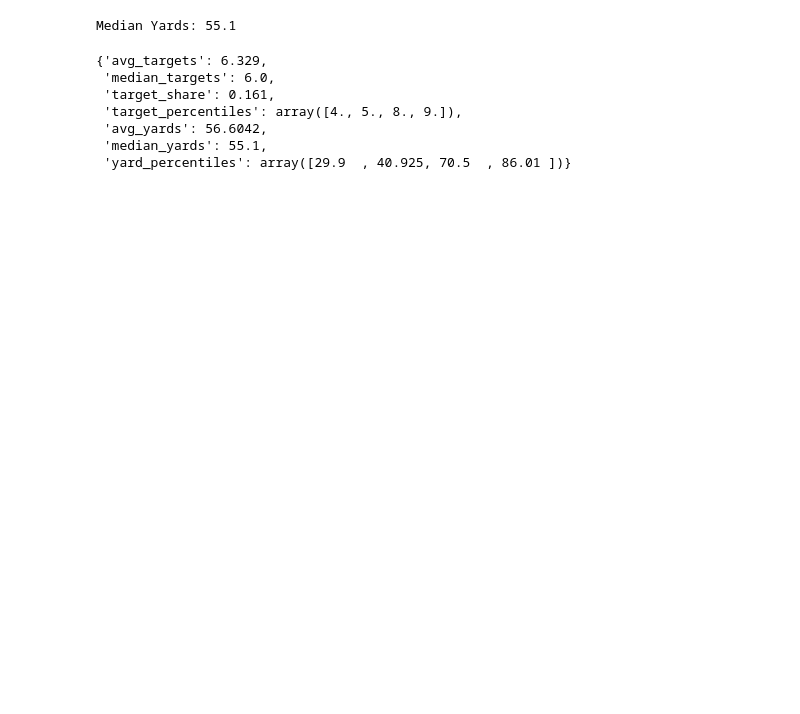
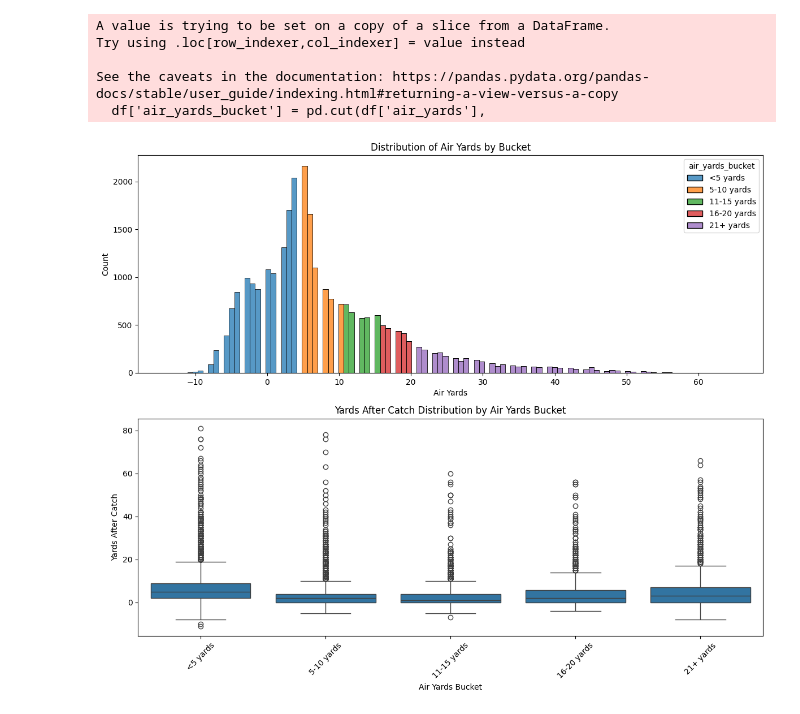
Before and after one commit to SalCacciatore/pro_football_analyzer, a Jupyter notebook: Receiving_Yards_Predictor/receiver_sim.ipynb, the cells around one changed output. Drawn from its saved outputs; the diff is of its cells as text; code cells hidden in the pictures; blank space fills up the shorter version.

```diff
--- a/Receiving_Yards_Predictor/receiver_sim.ipynb
+++ b/Receiving_Yards_Predictor/receiver_sim.ipynb
@@ -392,39 +118,0 @@ def analyze_simulation_results(
-# %%
-
-# Example usage
-if __name__ == "__main__":
-    # Example parameters
-    team_passes = predicted_attempts
-    player_target_rate = rec_target_share
-    yards_per_target_mean = xYardsmean
-    yards_per_target_std = xYards_sd
-
-    # Run simulation
-    targets, yards = simulate_receiver_game(
-        team_pass_attempts=team_passes,
-        target_rate=player_target_rate,
-        yards_mean=yards_per_target_mean,
-        yards_std=yards_per_target_std
-    )
-
-    # Analyze results
-    results = analyze_simulation_results(targets, yards)
-
-    print(f"Median Yards: {results['median_yards']:.1f}")
-
-
-results
-    #print(f"Simulation Results:")
-    #print(f"Average Targets: {results['avg_targets']:.1f}")
-    #print(f"Median Yards: {results['median_yards']:.1f}")
-    #print(f"Target Range (10th-90th percentile): {results['target_percentiles'][0]:.1f} - {results['target_percentiles'][3]:.1f}")
-    #print(f"Yards Range (10th-90th percentile): {results['yard_percentiles'][0]:.1f} - {results['yard_percentiles'][3]:.1f}")
-# %% [output]
-Median Yards: 55.1
-{'avg_targets': 6.329,
- 'median_targets': 6.0,
- 'target_share': 0.161,
- 'target_percentiles': array([4., 5., 8., 9.]),
- 'avg_yards': 56.6042,
- 'median_yards': 55.1,
- 'yard_percentiles': array([29.9  , 40.925, 70.5  , 86.01 ])}
@@ -430,0 +140,41 @@ Median Yards: 55.1
+# %%
+
+# And here's the same visualization function to use with the new buckets
+def plot_yards_distributions(df):
+    # Set up the figure with two subplots
+    fig, (ax1, ax2) = plt.subplots(2, 1, figsize=(12, 10))
+
+    # Plot air_yards distribution
+    sns.histplot(data=df,
+                x='air_yards',
+                hue='air_yards_bucket',
+                multiple="stack",
+                ax=ax1)
+    ax1.set_title('Distribution of Air Yards by Bucket')
+    ax1.set_xlabel('Air Yards')
+    ax1.set_ylabel('Count')
+
+    # Plot yards_after_catch distribution
+    sns.boxplot(data=df,
+                x='air_yards_bucket',
+                y='yards_after_catch',
+                ax=ax2)
+    ax2.set_title('Yards After Catch Distribution by Air Yards Bucket')
+    ax2.set_xlabel('Air Yards Bucket')
+    ax2.set_ylabel('Yards After Catch')
+    ax2.tick_params(axis='x', rotation=45)
+
+    # Adjust layout to prevent overlap
+    plt.tight_layout()
+    plt.show()
+
+# Example usage:
+df = bucket_air_yards(df)
+plot_yards_distributions(df)
+# %% [output]
+A value is trying to be set on a copy of a slice from a DataFrame.
+Try using .loc[row_indexer,col_indexer] = value instead
+
+See the caveats in the documentation: https://pandas.pydata.org/pandas-docs/stable/user_guide/indexing.html#returning-a-view-versus-a-copy
+  df['air_yards_bucket'] = pd.cut(df['air_yards'],
+[figure, added]
```
Also changed, not shown: parts of 33 cells of this notebook.
